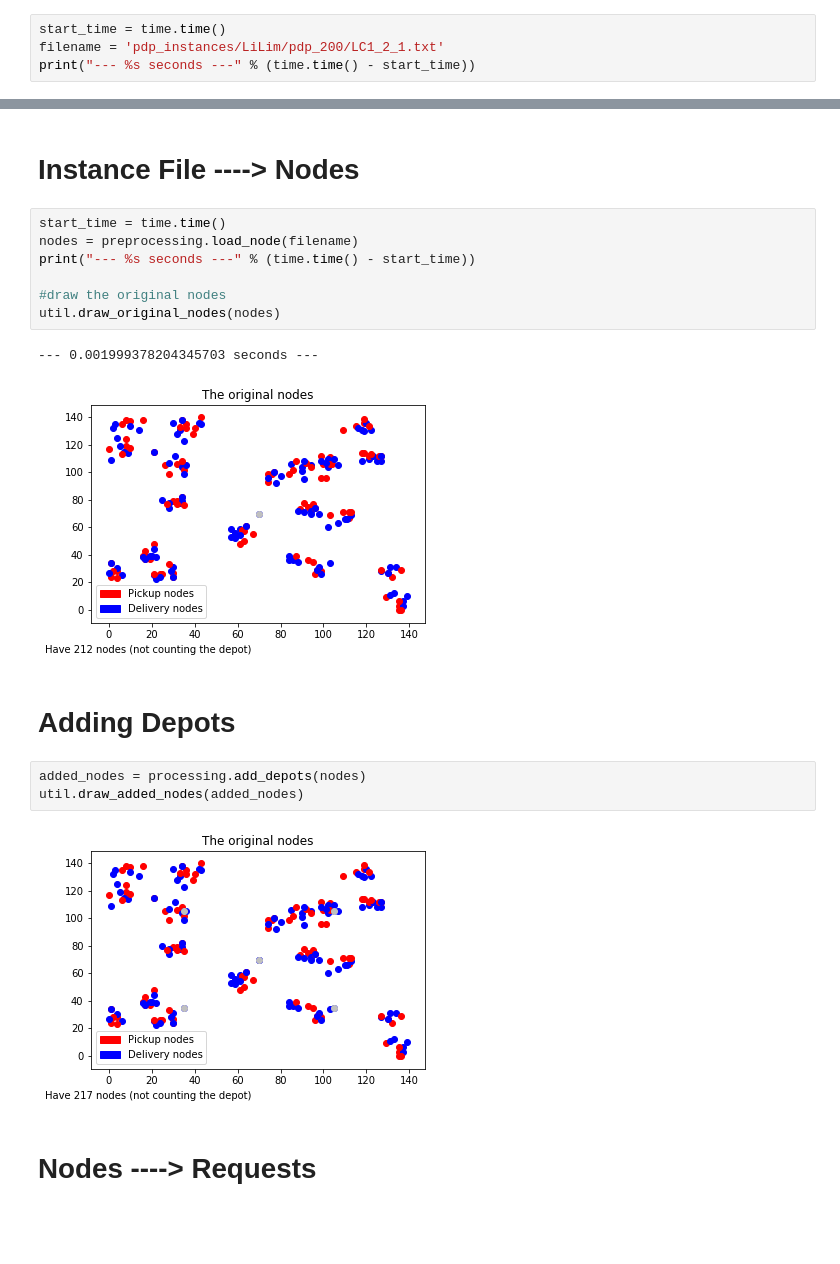
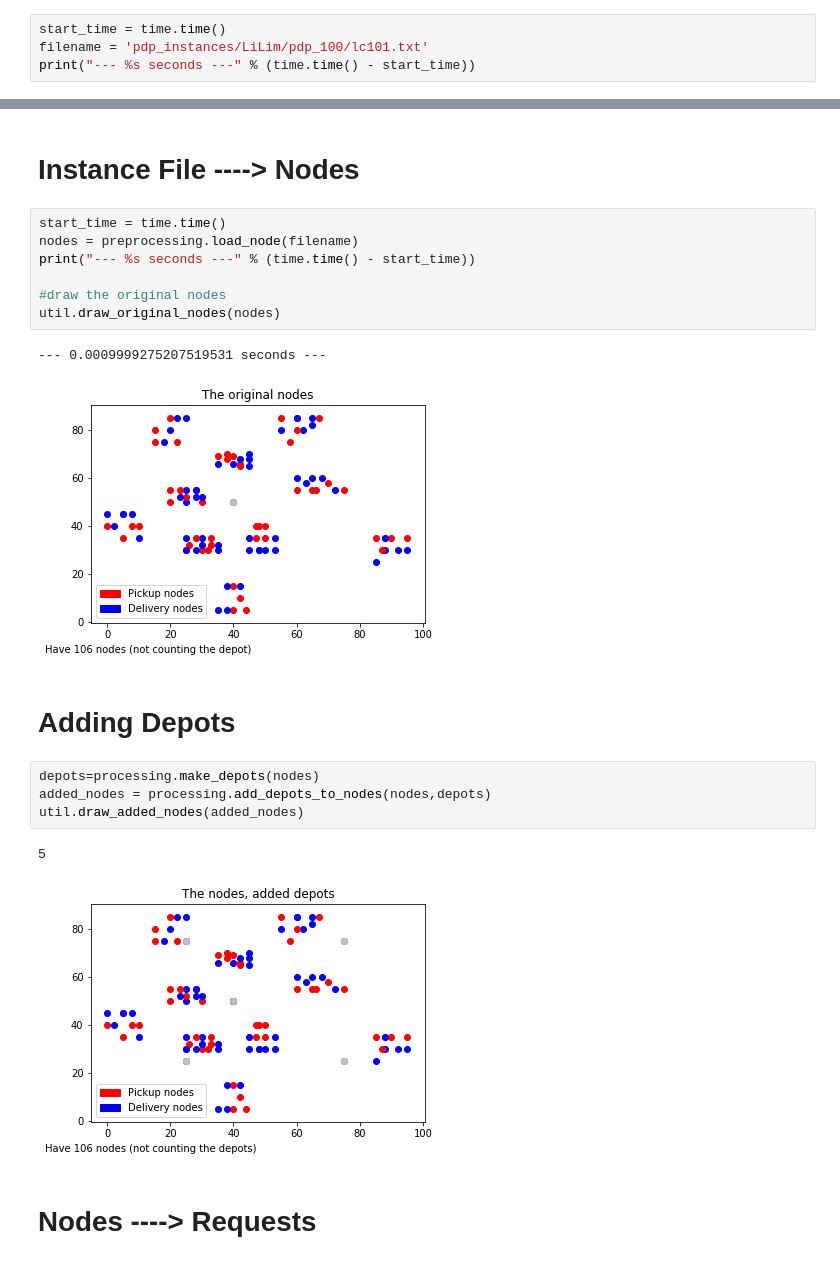
Before and after one commit to Worse2Worst/Senior-Project, a Jupyter notebook: src/visualize_benchmark.ipynb, the cells around one changed output, grey strips where cells are left out. Drawn from its saved outputs; the diff is of its cells as text; blank space fills up the shorter version.

```diff
--- a/src/visualize_benchmark.ipynb
+++ b/src/visualize_benchmark.ipynb
@@ -10,7 +10,7 @@ import numpy as np
 # Load file (Use realative path)
 # %%
 start_time = time.time()
-filename = 'pdp_instances/LiLim/pdp_200/LC1_2_1.txt'
+filename = 'pdp_instances/LiLim/pdp_100/lc101.txt'
 print("--- %s seconds ---" % (time.time() - start_time))
 # %% [output]
 --- 0.0 seconds ---
@@ -24,15 +24,17 @@ print("--- %s seconds ---" % (time.time() - start_time))
 #draw the original nodes
 util.draw_original_nodes(nodes)
 # %% [output]
---- 0.001999378204345703 seconds ---
+--- 0.0009999275207519531 seconds ---
-[figure, old version]
+[figure, new version]
 # %% [markdown]
 # Adding Depots
 # %%
-added_nodes = processing.add_depots(nodes)
+depots=processing.make_depots(nodes)
+added_nodes = processing.add_depots_to_nodes(nodes,depots)
 util.draw_added_nodes(added_nodes)
 # %% [output]
+5
-[figure, old version]
+[figure, new version]
 # %% [markdown]
 # Nodes ----> Requests
 # %%
```
Also changed, not shown: parts of 9 cells of this notebook, 4 other files.
